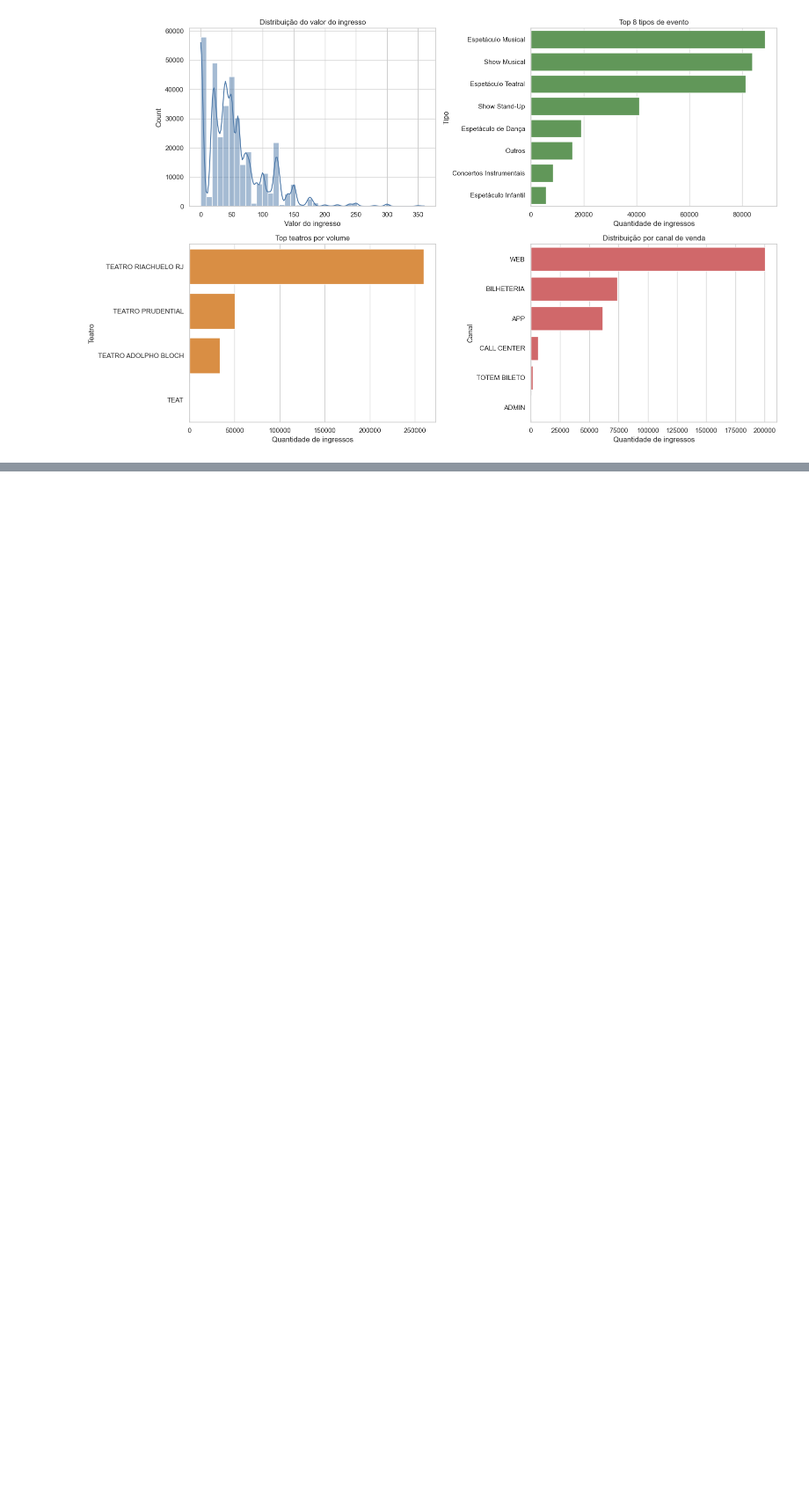
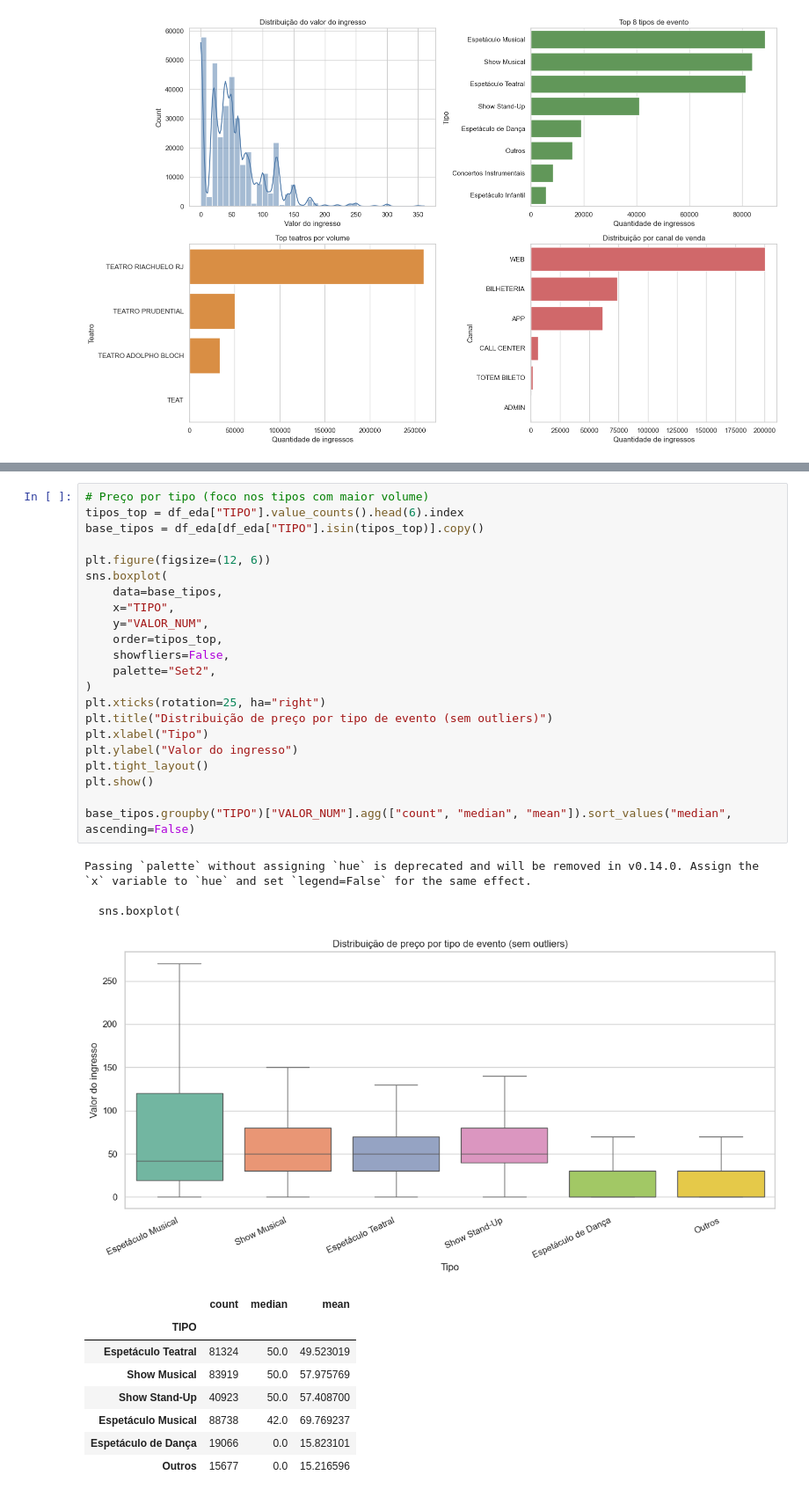
Before and after one commit to Kdu07/recomendashow, a Jupyter notebook: docs/analise_exploratoria_dados.ipynb, the cells around one changed output, grey strips where cells are left out. Shown at 88% size. Saved outputs shown, nothing was run; the diff lists cells and outputs as text; blank space fills up the shorter version.

```diff
--- a/docs/analise_exploratoria_dados.ipynb
+++ b/docs/analise_exploratoria_dados.ipynb
@@ -209,0 +214,35 @@ plt.show()
+# %%
+# Preço por tipo (foco nos tipos com maior volume)
+tipos_top = df_eda["TIPO"].value_counts().head(6).index
+base_tipos = df_eda[df_eda["TIPO"].isin(tipos_top)].copy()
+
+plt.figure(figsize=(12, 6))
+sns.boxplot(
+    data=base_tipos,
+    x="TIPO",
+    y="VALOR_NUM",
+    order=tipos_top,
+    showfliers=False,
+    palette="Set2",
+)
+plt.xticks(rotation=25, ha="right")
+plt.title("Distribuição de preço por tipo de evento (sem outliers)")
+plt.xlabel("Tipo")
+plt.ylabel("Valor do ingresso")
+plt.tight_layout()
+plt.show()
+
+base_tipos.groupby("TIPO")["VALOR_NUM"].agg(["count", "median", "mean"]).sort_values("median", ascending=False)
+# %% [output]
+Passing `palette` without assigning `hue` is deprecated and will be removed in v0.14.0. Assign the `x` variable to `hue` and set `legend=False` for the same effect.
+
+  sns.boxplot(
+[figure, added]
+|  | count | median | mean |
+| TIPO |  |  |  |
+| Espetáculo Teatral | 81324 | 50.0 | 49.523019 |
+| Show Musical | 83919 | 50.0 | 57.975769 |
+| Show Stand-Up | 40923 | 50.0 | 57.408700 |
+| Espetáculo Musical | 88738 | 42.0 | 69.769237 |
+| Espetáculo de Dança | 19066 | 0.0 | 15.823101 |
+| Outros | 15677 | 0.0 | 15.216596 |
```
Also changed, not shown: parts of 3 cells of this notebook.
